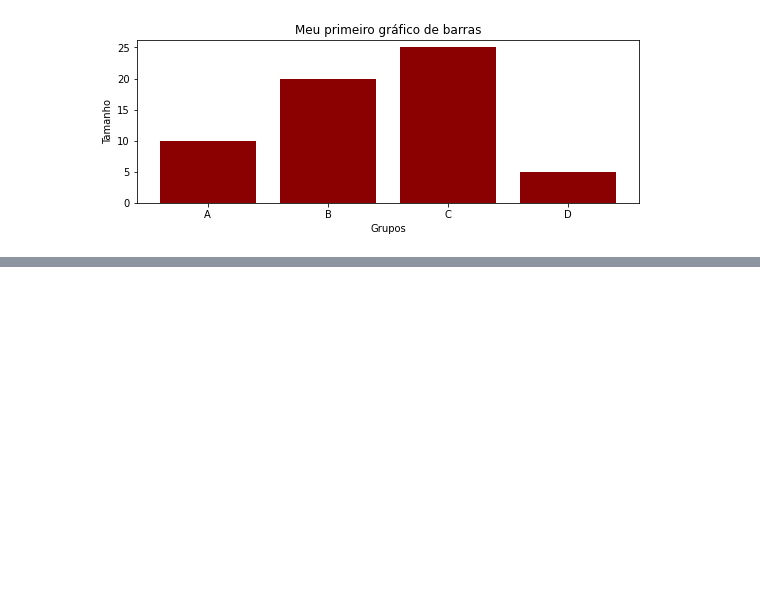
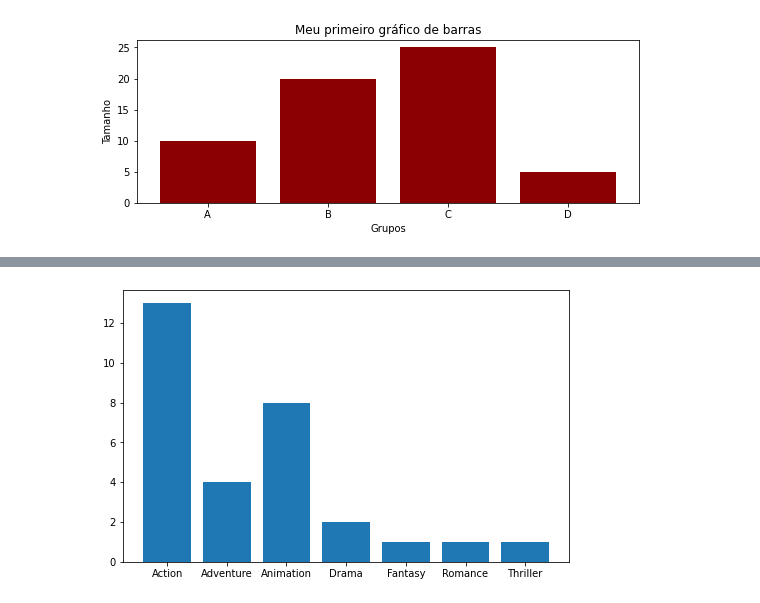
Before and after one commit to JpLimags/curso_vizualiza-o_dados_LeadDell, a Jupyter notebook: grafBar_matplotlib1.ipynb, the cells around one changed output, grey strips where cells are left out. Cells and saved outputs as stored; diff of their text form; code cells hidden in the pictures; blank space fills up the shorter version.

```diff
--- a/grafBar_matplotlib1.ipynb
+++ b/grafBar_matplotlib1.ipynb
@@ -26,0 +29,5 @@ plt.show()
+# %%
+#importando o conjunto de dados
+
+filmes = pd.read_json('https://raw.githubusercontent.com/emanueles/datavis-course/master/assets/files/observable/movies.json')
+filmes.head()
@@ -26,0 +53,5 @@ plt.show()
+# %%
+#  Agrupando os dados buscando responder a seguinte pergunta, quantos filmes existem de cada gênero?
+
+contagens = filmes.groupby(by = 'Genre').count()
+contagens
@@ -26,0 +68,7 @@ plt.show()
+# %%
+#Plotando um gráfico apartir dos dados apurados
+plt.figure(figsize = (8,5))
+plt.bar(contagens.index, contagens['Worldwide_Gross_M'])
+plt.show()
+# %% [output]
+[figure, added]
```
Also changed, not shown: parts of 10 cells of this notebook.
